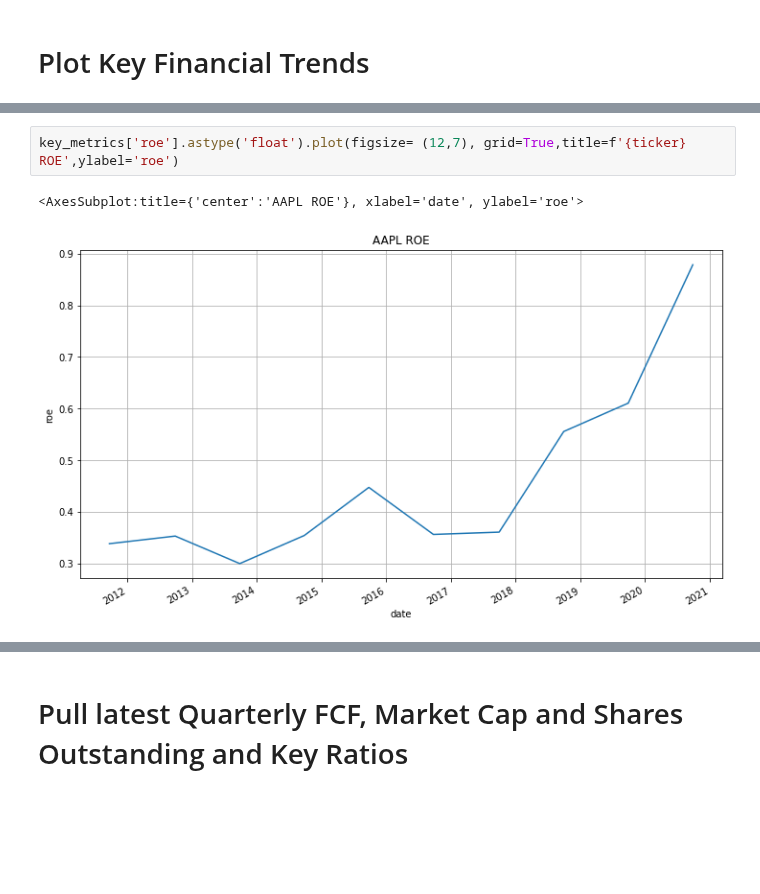
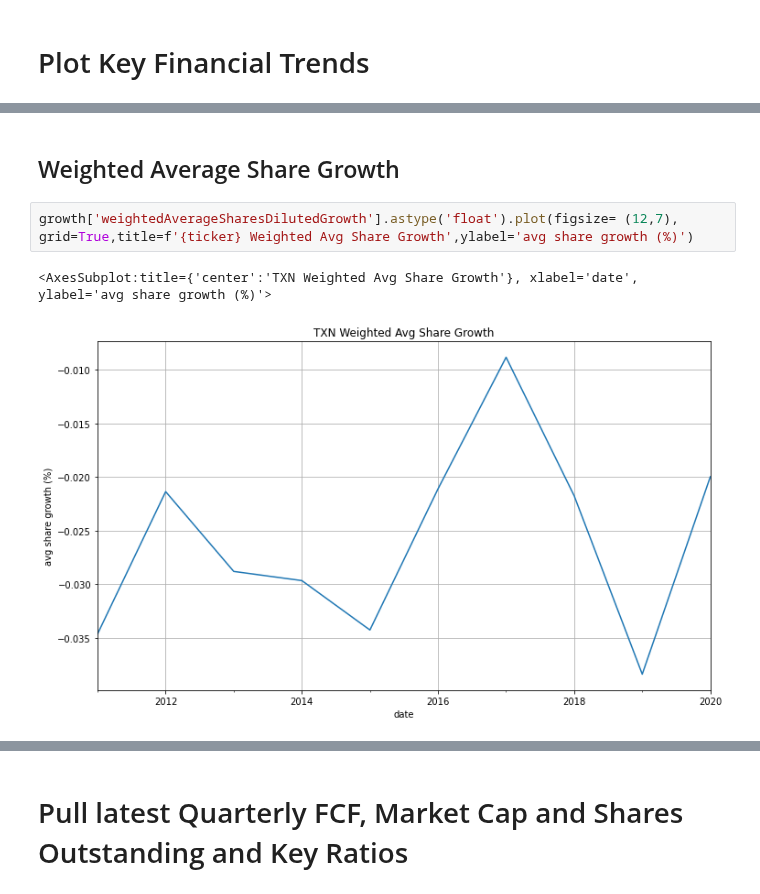
Before and after one commit to dbogatic/value_investing, a Jupyter notebook: intrinsic_value.ipynb, the cells around one changed output, grey strips where cells are left out. Cells and saved outputs as stored; diff of their text form; blank space fills up the shorter version.

```diff
--- a/intrinsic_value.ipynb
+++ b/intrinsic_value.ipynb
@@ -249,5 +296,7 @@ key_metrics['freeCashFlowPerShare'].astype('float').plot(figsize= (12,7), grid=T
+# %% [markdown]
+## Weighted Average Share Growth
 # %%
-key_metrics['roe'].astype('float').plot(figsize= (12,7), grid=True,title=f'{ticker} ROE',ylabel='roe')
+growth['weightedAverageSharesDilutedGrowth'].astype('float').plot(figsize= (12,7), grid=True,title=f'{ticker} Weighted Avg Share Growth',ylabel='avg share growth (%)')
 # %% [output]
-<AxesSubplot:title={'center':'AAPL ROE'}, xlabel='date', ylabel='roe'>
+<AxesSubplot:title={'center':'TXN Weighted Avg Share Growth'}, xlabel='date', ylabel='avg share growth (%)'>
-[figure, old version]
+[figure, new version]
```
Also changed, not shown: parts of 45 cells of this notebook, 1 other file.
